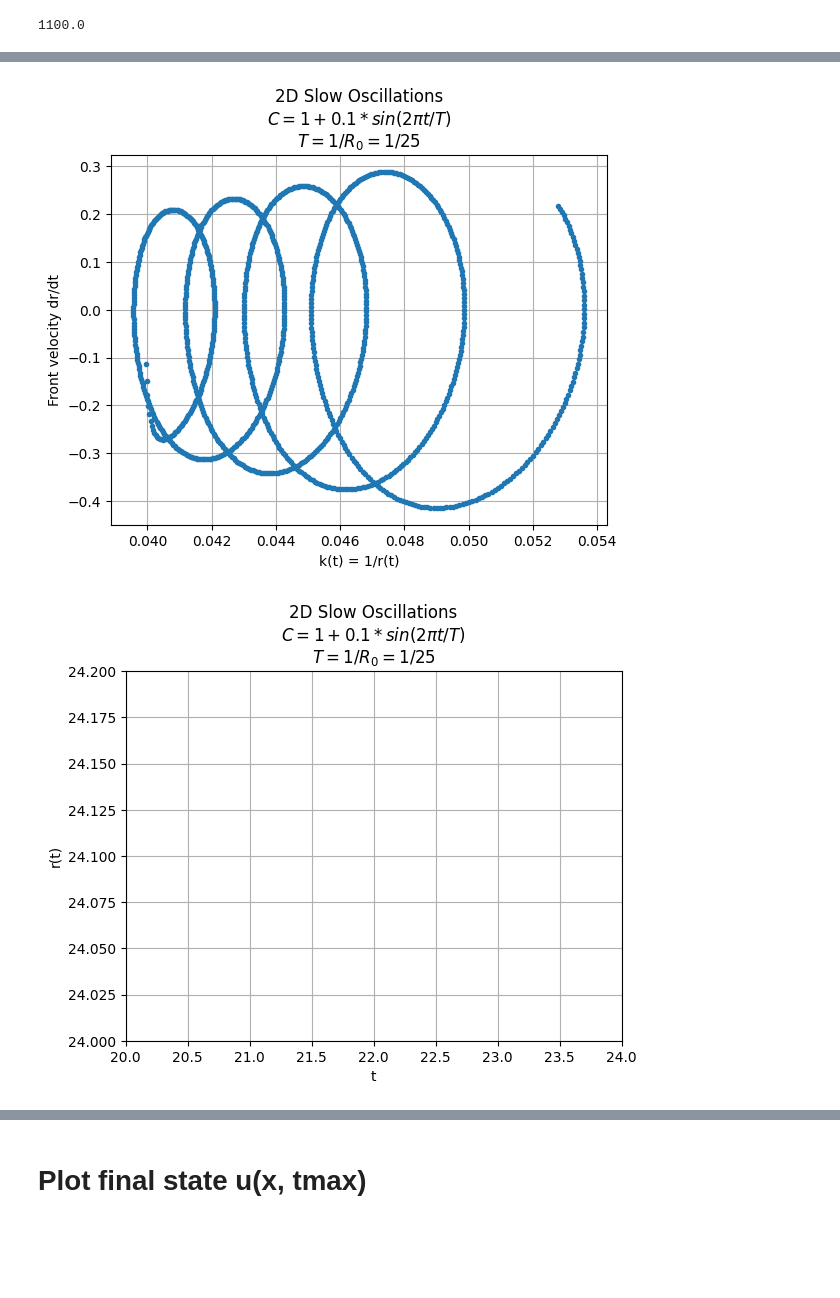
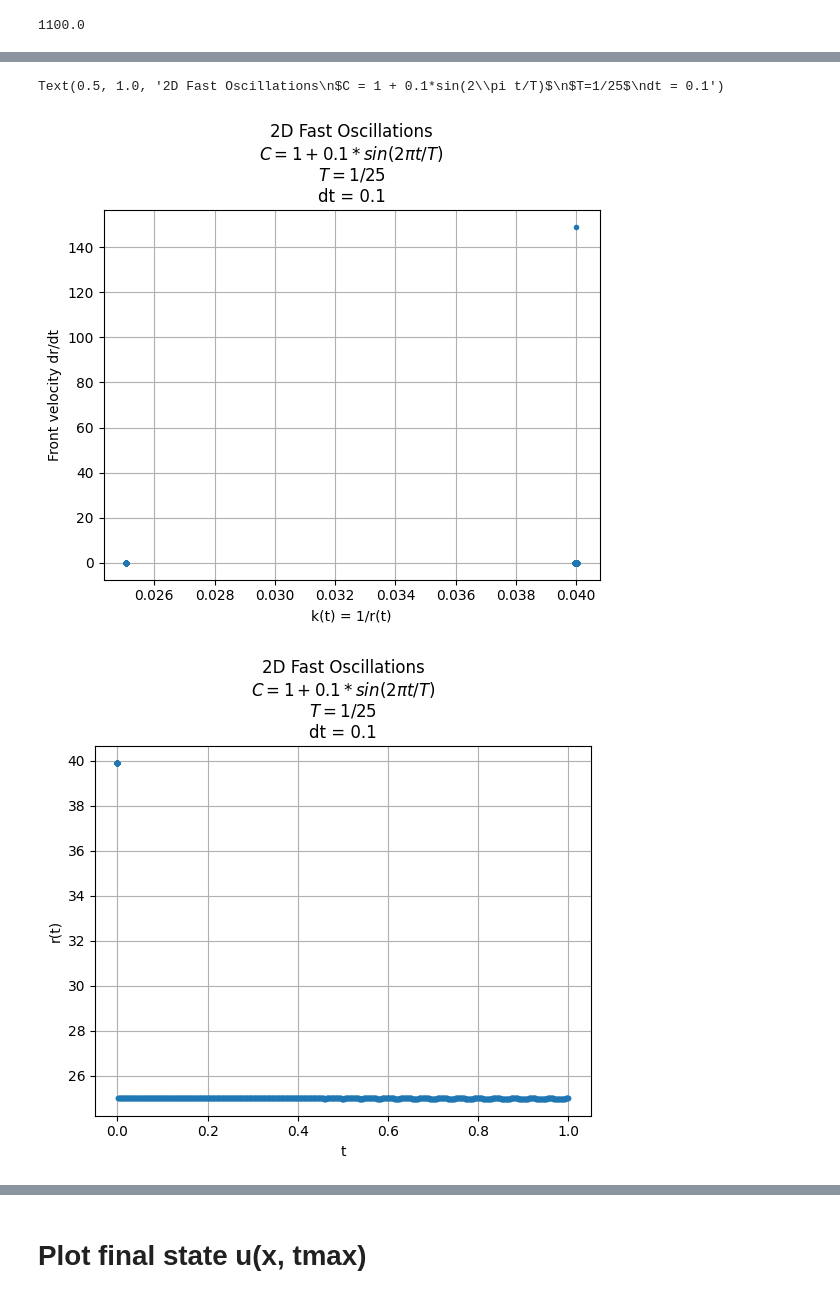
Before and after one commit to suanno/stage2, a Jupyter notebook: codes_tdgl/2D/plot/circular_front.ipynb, the cells around one changed output, grey strips where cells are left out. Cells and saved outputs as stored; diff of their text form; code cells hidden in the pictures; blank space fills up the shorter version.

Commit message:
Added simulation with fast and slow C

```diff
--- a/codes_tdgl/2D/plot/circular_front.ipynb
+++ b/codes_tdgl/2D/plot/circular_front.ipynb
@@ -17,7 +17,7 @@ tspan/dt
 dx = 0.1
 L = 100
 # %%
-title = "2D Slow Oscillations\n$C = 1 + 0.1*sin(2\pi t/T)$\n$T=25$"
+title = "2D Fast Oscillations\n$C = 1 + 0.1*sin(2\pi t/T)$\n$T=1/25$\ndt = " + str(dt)
 # %%
 f = open("../fileAveout.dat", "r")
 N = int(round(tspan/dt))
@@ -70,8 +70,8 @@ ax2.plot(tt[ns], r[ns],'.')
 
 ax2.set_xlabel("t")
 ax2.set_ylabel("r(t)")
-ax2.set_xlim(20,24)
-ax2.set_ylim(24,24.2)
+#ax2.set_xlim(6,8)
+#ax2.set_ylim(24,24.2)
 #plt.yscale("linear")
 ax2.grid()
 ax2.set_title(title)
@@ -80,5 +80,6 @@ Text(0.5, 1.0, '2D Slow Oscillations\n$C = 1 + 0.1*sin(2\\pi t/T)$\n$T=1/R_0=1/2
+Text(0.5, 1.0, '2D Fast Oscillations\n$C = 1 + 0.1*sin(2\\pi t/T)$\n$T=1/25$\ndt = 0.1')
-[figure, old version]
+[figure, new version]
-[figure, old version]
+[figure, new version]
 # %%
 print(drdt[ns])
 # %% [output]
```
Also changed, not shown: parts of 3 cells of this notebook, 13 other files.
